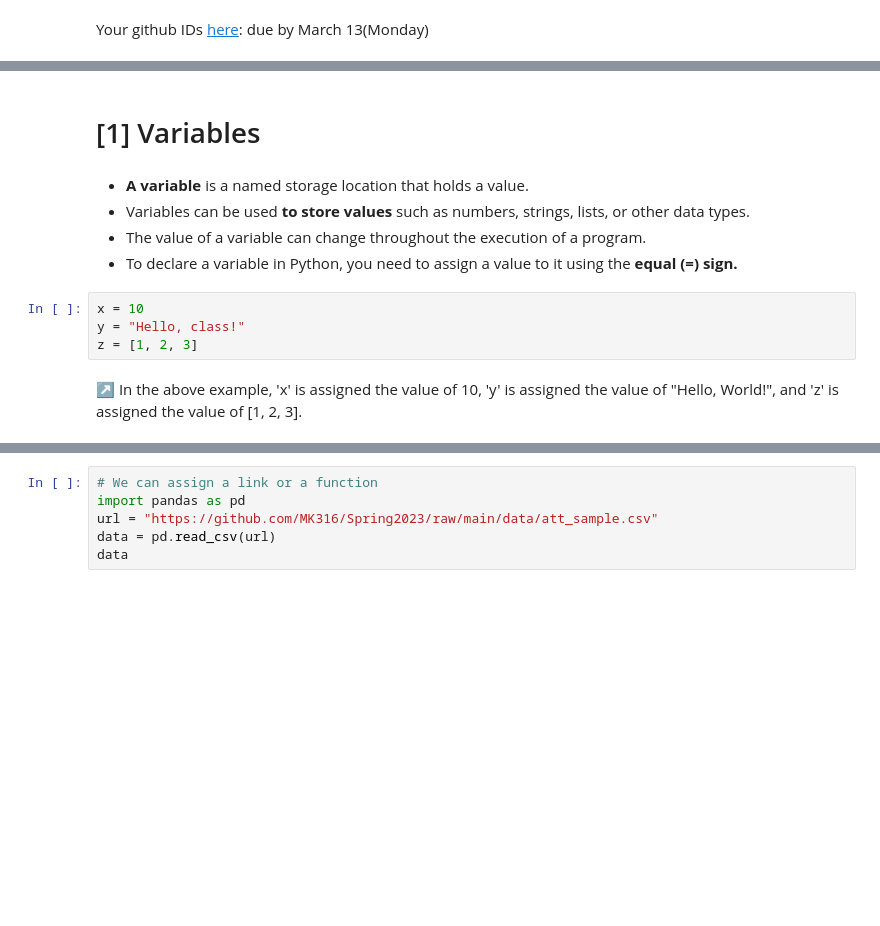
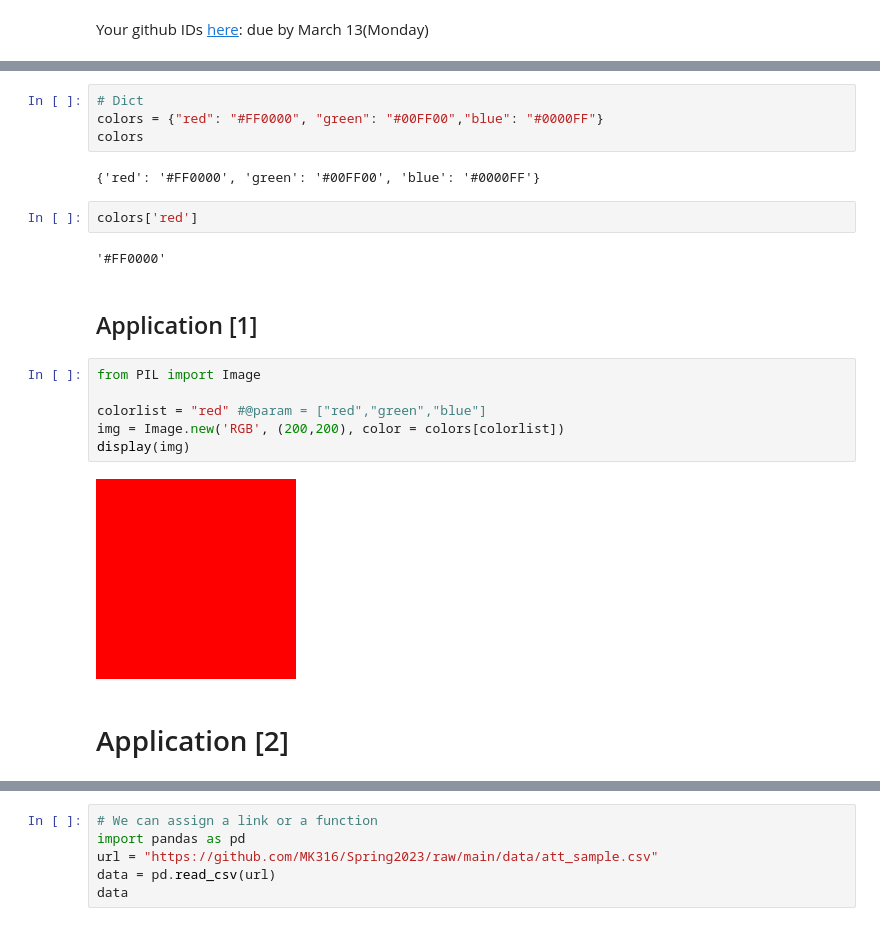
Before and after one commit to MK316/Spring2023, a Jupyter notebook: DL/DLW03.ipynb, the cells around one changed output, grey strips where cells are left out. Cells and saved outputs as stored; diff of their text form; blank space fills up the shorter version.

```diff
--- a/DL/DLW03.ipynb
+++ b/DL/DLW03.ipynb
@@ -14,13 +28,22 @@ Your github IDs [here](https://docs.google.com/spreadsheets/d/1rBlWeffj5RaBQS-lc
+# %%
+# Dict
+colors = {"red": "#FF0000", "green": "#00FF00","blue": "#0000FF"}
+colors
+# %% [output]
+{'red': '#FF0000', 'green': '#00FF00', 'blue': '#0000FF'}
+# %%
+colors['red']
+# %% [output]
+'#FF0000'
 # %% [markdown]
-# [1] Variables
+## Application [1]
-# %% [markdown]
-+ **A variable** is a named storage location that holds a value.
-+ Variables can be used **to store values** such as numbers, strings, lists, or other data types.
-+ The value of a variable can change throughout the execution of a program.
-+ To declare a variable in Python, you need to assign a value to it using the **equal (=) sign.**
-# %%
-x = 10
-y = "Hello, class!"
-z = [1, 2, 3]
-# %% [markdown]
-↗️ In the above example, 'x' is assigned the value of 10, 'y' is assigned the value of "Hello, World!", and 'z' is assigned the value of [1, 2, 3].
+# %%
+from PIL import Image
+
+colorlist = "red" #@param = ["red","green","blue"]
+img = Image.new('RGB', (200,200), color = colors[colorlist])
+display(img)
+# %% [output]
+[figure, added]
+# %% [markdown]
+# Application [2]
```
Also changed, not shown: parts of 11 cells of this notebook.
